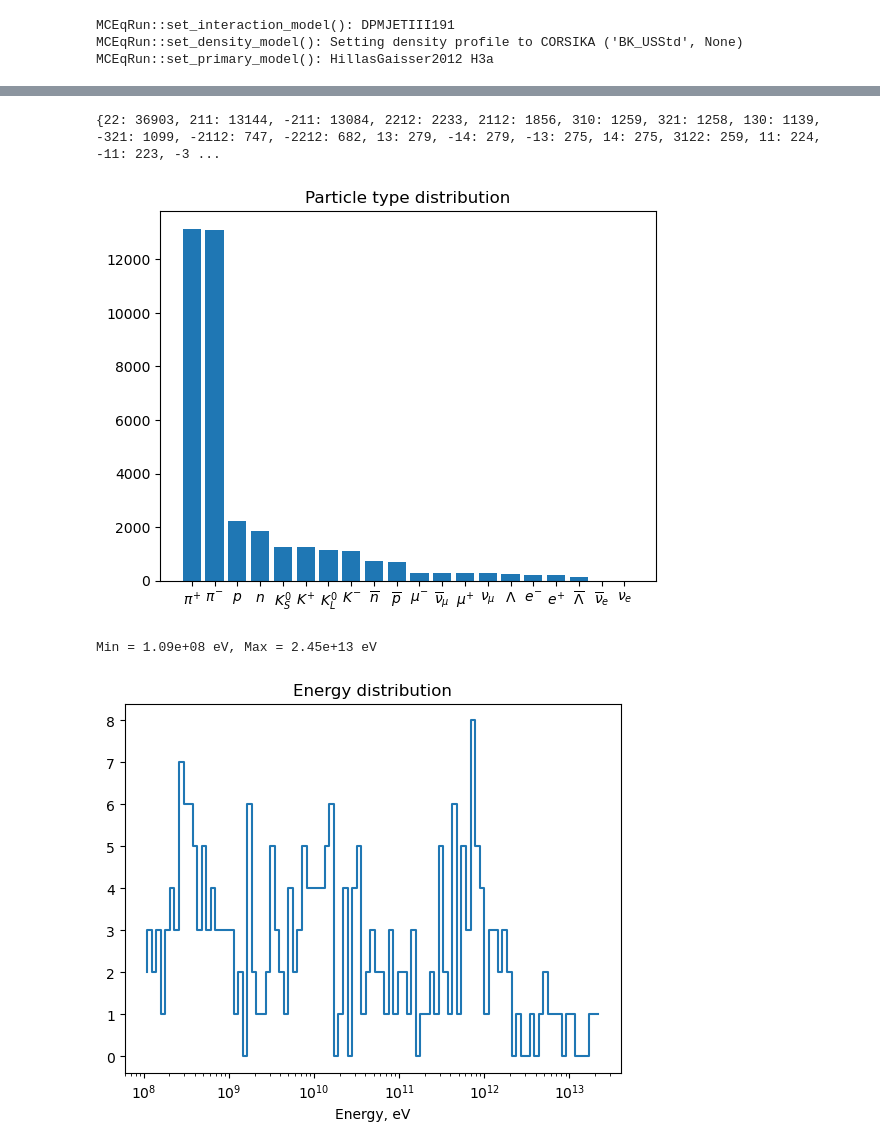
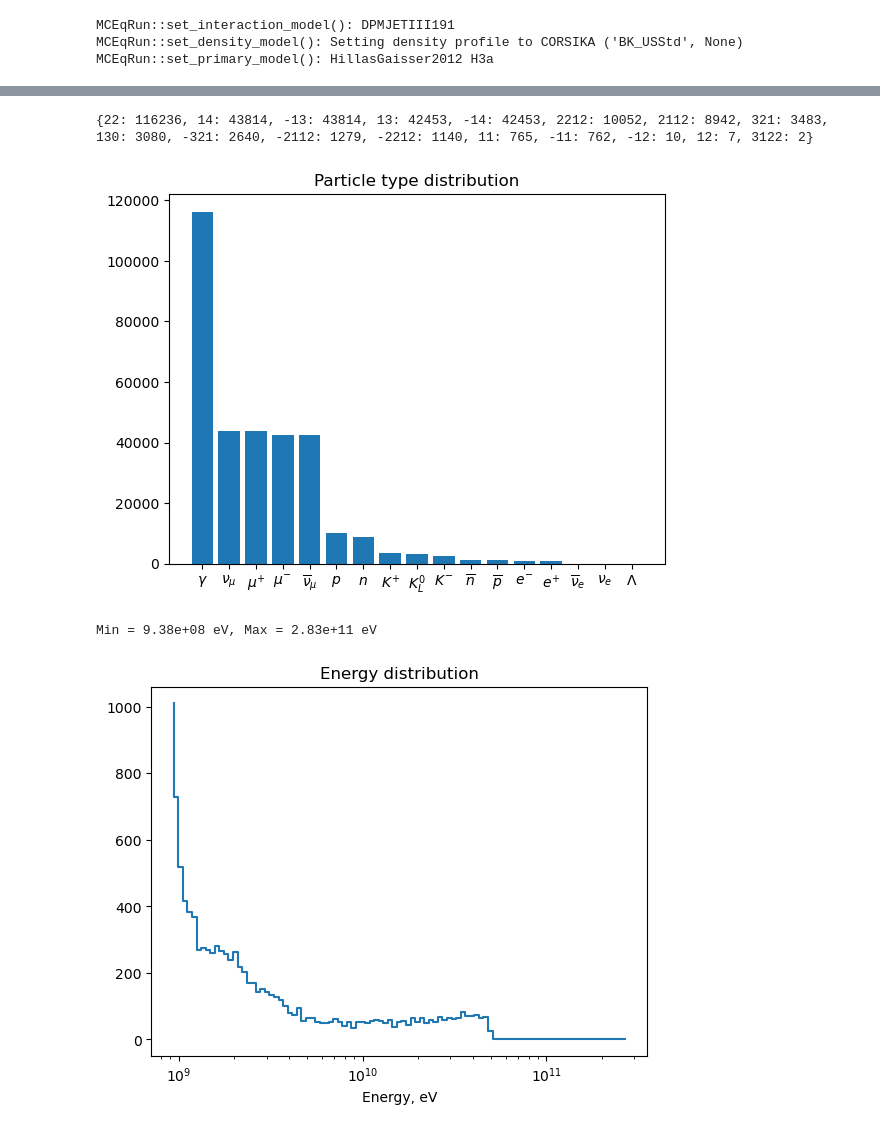
Before and after one commit to jncots/xmax_sigma, a Jupyter notebook: cascade_np/test_cas_driver.ipynb, the cells around one changed output, grey strips where cells are left out. Cells and saved outputs as stored; diff of their text form; code cells hidden in the pictures.

```diff
--- a/cascade_np/test_cas_driver.ipynb
+++ b/cascade_np/test_cas_driver.ipynb
@@ -8,7 +8,7 @@ MCEqRun::set_primary_model(): HillasGaisser2012 H3a
 # %%
 %load_ext autoreload
 %autoreload 2
-cas_driver = CascadeDriver(threshold_energy = 1e3,
+cas_driver = CascadeDriver(threshold_energy = 1e-1,
                            mceq_decaying_pdgs=[111])
 # %% [output]
  ====================================================
@@ -31,6 +30,14 @@ cas_driver = CascadeDriver(threshold_energy = 1e3,
 # %%
 %autoreload 2
-cas_driver.run(pdg = 2212, energy = 1e7, mceq_decaying_pdgs = [111])
+
+cas_driver.start_accumulate()
+
+for i in range(2000):
+    cas_driver.run(pdg = 2212, energy = 1e3,
+                mceq_decaying_pdgs = [111, -211, 211],
+                threshold_energy = 1e-1)
+
+cas_driver.stop_accumulate()
 # %% [output]
 1 Number of inter = 0 number of decays = 0
 2 Number of inter = 1 number of decays = 0
@@ -76,13 +84,13 @@ Energy conservation in cascade:
 # %%
-cascade_analysis.plot_pid(from_ = 1)
+cascade_analysis.plot_pid(from_ = 0)
 # %% [output]
-{22: 36903, 211: 13144, -211: 13084, 2212: 2233, 2112: 1856, 310: 1259, 321: 1258, 130: 1139, -321: 1099, -2112: 747, -2212: 682, 13: 279, -14: 279, -13: 275, 14: 275, 3122: 259, 11: 224, -11: 223, -3 ...
+{22: 116236, 14: 43814, -13: 43814, 13: 42453, -14: 42453, 2212: 10052, 2112: 8942, 321: 3483, 130: 3080, -321: 2640, -2112: 1279, -2212: 1140, 11: 765, -11: 762, -12: 10, 12: 7, 3122: 2}
-[figure, old version]
+[figure, new version]
 # %%
-cascade_analysis.plot_energy(13)
+cascade_analysis.plot_energy(2212)
 # %% [output]
-Min = 1.09e+08 eV, Max = 2.45e+13 eV
+Min = 9.38e+08 eV, Max = 2.83e+11 eV
-[figure, old version]
+[figure, new version]
 # %%
 cascade_analysis.plot_energy_list(pids = [-13, 13, 2212, 111])
 # %% [output]
```
Also changed, not shown: parts of 10 cells of this notebook, 6 other files.
